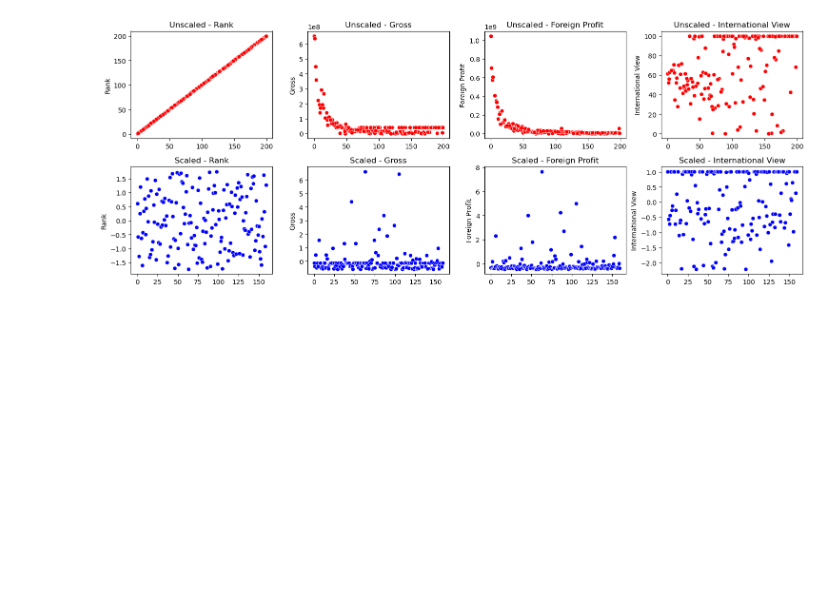
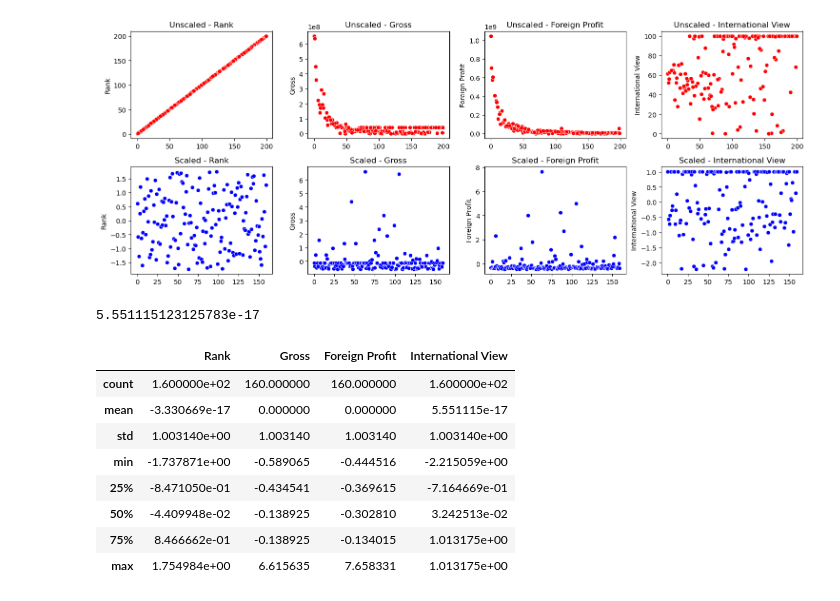
Before and after one commit to Razakhan143/AI-Artificial-Inteligence-, a Jupyter notebook: ML practice/Feature Engineering/Feature Scalling.ipynb, the cells around one changed output. Saved outputs shown, nothing was run; the diff lists cells and outputs as text; code cells hidden in the pictures; blank space fills up the shorter version.

```diff
--- a/ML practice/Feature Engineering/Feature Scalling.ipynb
+++ b/ML practice/Feature Engineering/Feature Scalling.ipynb
@@ -153,3 +147,19 @@ plt.show()
 # %%
 plt.figure(figsize=((1,1)))
 sns.pairplot(X_train)
+# %%
+Scaled['International View'].mean()
+# %% [output]
+5.551115123125783e-17
+# %%
+Scaled.describe()
+# %% [output]
+|  | Rank | Gross | Foreign Profit | International View |
+| count | 1.600000e+02 | 160.000000 | 160.000000 | 1.600000e+02 |
+| mean | -3.330669e-17 | 0.000000 | 0.000000 | 5.551115e-17 |
+| std | 1.003140e+00 | 1.003140 | 1.003140 | 1.003140e+00 |
+| min | -1.737871e+00 | -0.589065 | -0.444516 | -2.215059e+00 |
+| 25% | -8.471050e-01 | -0.434541 | -0.369615 | -7.164669e-01 |
+| 50% | -4.409948e-02 | -0.138925 | -0.302810 | 3.242513e-02 |
+| 75% | 8.466662e-01 | -0.138925 | -0.134015 | 1.013175e+00 |
+| max | 1.754984e+00 | 6.615635 | 7.658331 | 1.013175e+00 |
```
Also changed, not shown: parts of 1 cell of this notebook.
